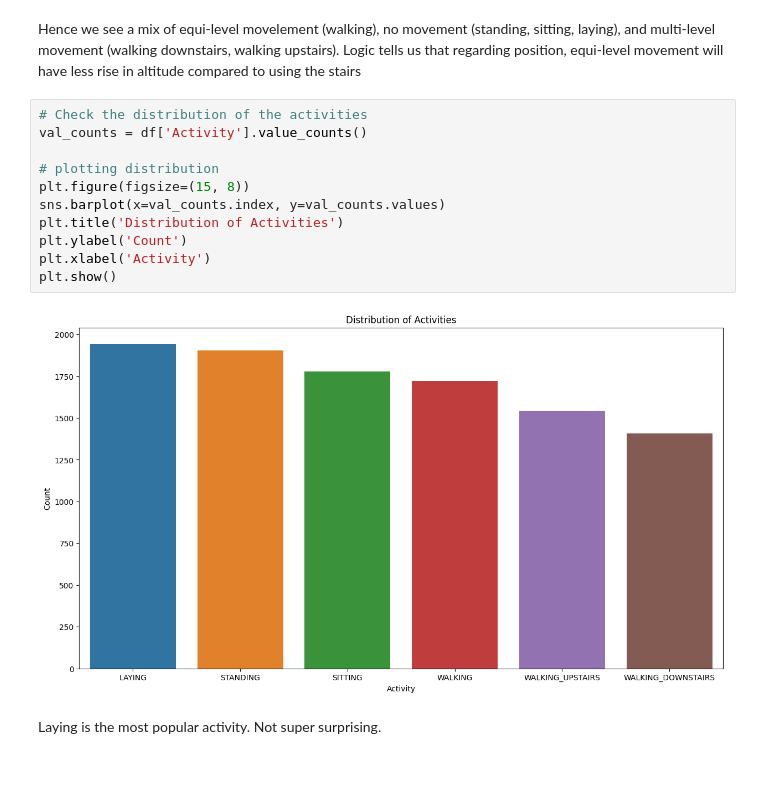
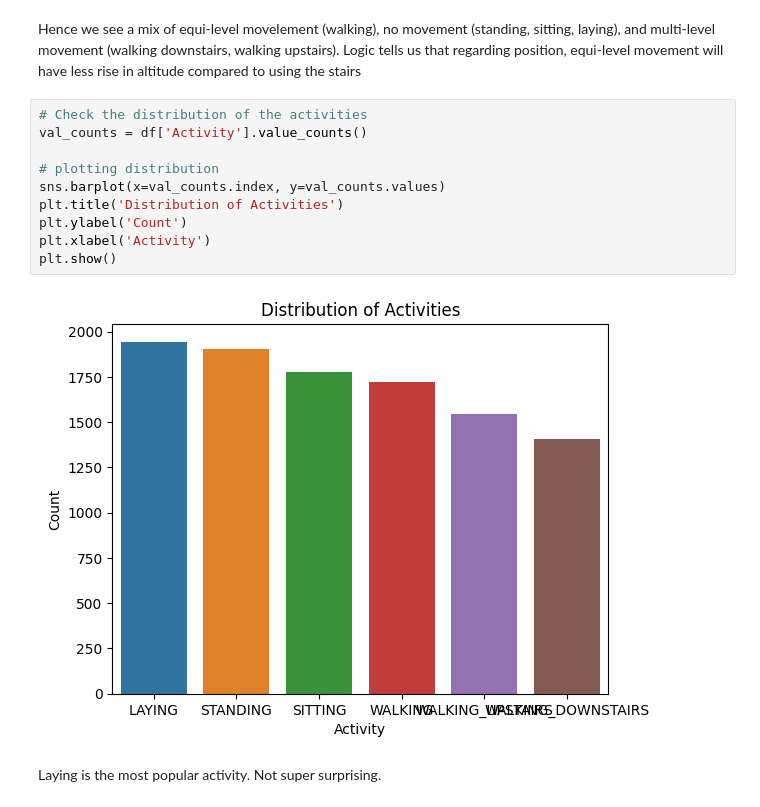
Before and after one commit to soumildatta/ActivityDetection, a Jupyter notebook: test.ipynb, the cells around one changed output. Drawn from its saved outputs; the diff is of its cells as text; blank space fills up the shorter version.

```diff
--- a/test.ipynb
+++ b/test.ipynb
@@ -69,16 +69,15 @@ Hence we see a mix of equi-level movelement (walking), no movement (standing, si
 # %%
 # Check the distribution of the activities
 val_counts = df['Activity'].value_counts()
 
 # plotting distribution
-plt.figure(figsize=(15, 8))
 sns.barplot(x=val_counts.index, y=val_counts.values)
 plt.title('Distribution of Activities')
 plt.ylabel('Count')
 plt.xlabel('Activity')
 plt.show()
 # %% [output]
-[figure, old version]
+[figure, new version]
 # %% [markdown]
 Laying is the most popular activity. Not super surprising.
 # %%
```
Also changed, not shown: parts of 2 cells of this notebook.
